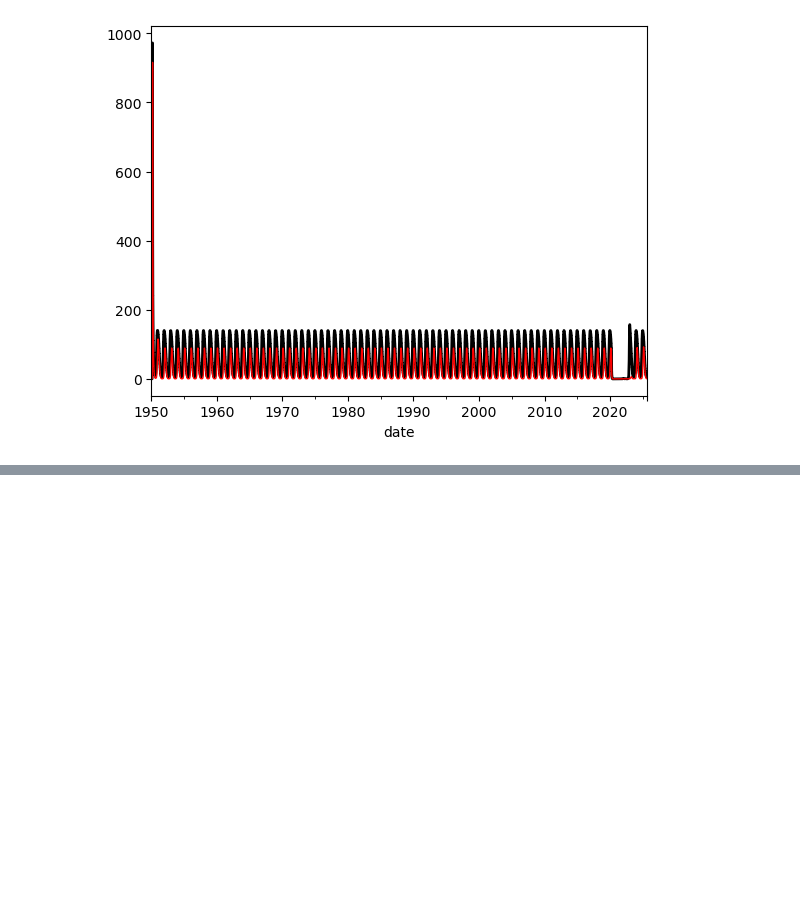
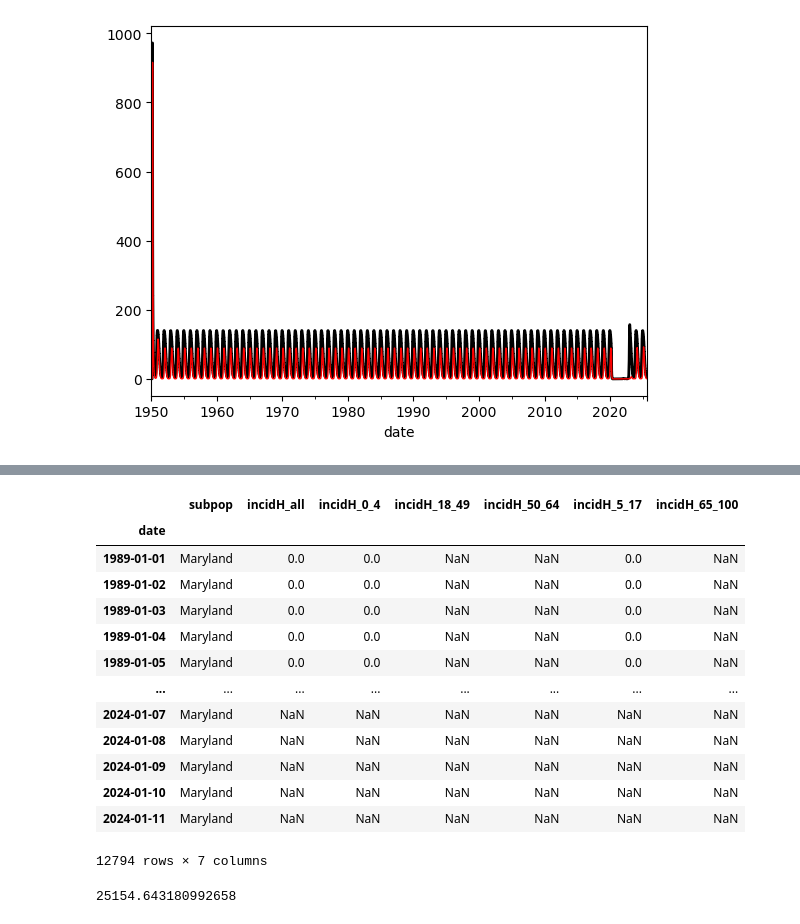
Before and after one commit to jcblemai/flepiMoP_Notebooks, a Jupyter notebook: emcee_try copy.ipynb, the cells around one changed output, grey strips where cells are left out. Saved outputs shown, nothing was run; the diff lists cells and outputs as text; code cells hidden in the pictures; blank space fills up the shorter version.

```diff
--- a/emcee_try copy.ipynb
+++ b/emcee_try copy.ipynb
@@ -250,0 +291,2 @@ outcomes_df.set_index("date")["incidH"].plot(lw=1, c='r')
+# %%
+subpop = modinf.subpop_struct.subpop_names[0]
@@ -250,0 +346,30 @@ outcomes_df.set_index("date")["incidH"].plot(lw=1, c='r')
+# %%
+gt[gt["subpop"]==subpop] # only work for one subpop
+# %% [output]
+|  | subpop | incidH_all | incidH_0_4 | incidH_18_49 | incidH_50_64 | incidH_5_17 | incidH_65_100 |
+| date |  |  |  |  |  |  |  |
+| 1989-01-01 | Maryland | 0.0 | 0.0 | NaN | NaN | 0.0 | NaN |
+| 1989-01-02 | Maryland | 0.0 | 0.0 | NaN | NaN | 0.0 | NaN |
+| 1989-01-03 | Maryland | 0.0 | 0.0 | NaN | NaN | 0.0 | NaN |
+| 1989-01-04 | Maryland | 0.0 | 0.0 | NaN | NaN | 0.0 | NaN |
+| 1989-01-05 | Maryland | 0.0 | 0.0 | NaN | NaN | 0.0 | NaN |
+| ... | ... | ... | ... | ... | ... | ... | ... |
+| 2024-01-07 | Maryland | NaN | NaN | NaN | NaN | NaN | NaN |
+| 2024-01-08 | Maryland | NaN | NaN | NaN | NaN | NaN | NaN |
+| 2024-01-09 | Maryland | NaN | NaN | NaN | NaN | NaN | NaN |
+| 2024-01-10 | Maryland | NaN | NaN | NaN | NaN | NaN | NaN |
+| 2024-01-11 | Maryland | NaN | NaN | NaN | NaN | NaN | NaN |
+12794 rows × 7 columns
+# %%
+
+log_loss = 0
+for subpop in modinf.subpop_struct.subpop_names:
+    gt_s = gt[gt["subpop"]==subpop].loc[modinf.ti:modinf.tf].drop(["subpop"],axis=1).resample("W-SAT").sum()
+    outcomes_df_s = outcomes_df[outcomes_df["subpop"]==subpop].drop(["subpop","time"],axis=1).loc[min(gt_s.index):max(gt_s.index)].resample("W-SAT").sum() # todo sub subpop here
+    for key, value in statistics.items():
+        assert outcomes_df_s[key].shape == gt_s[value].shape
+        log_loss += sum(np.log((outcomes_df_s[key]-gt_s[value])**2))
+
+print(log_loss)
+# %% [output]
+25154.643180992658
```
Also changed, not shown: parts of 20 cells of this notebook.
